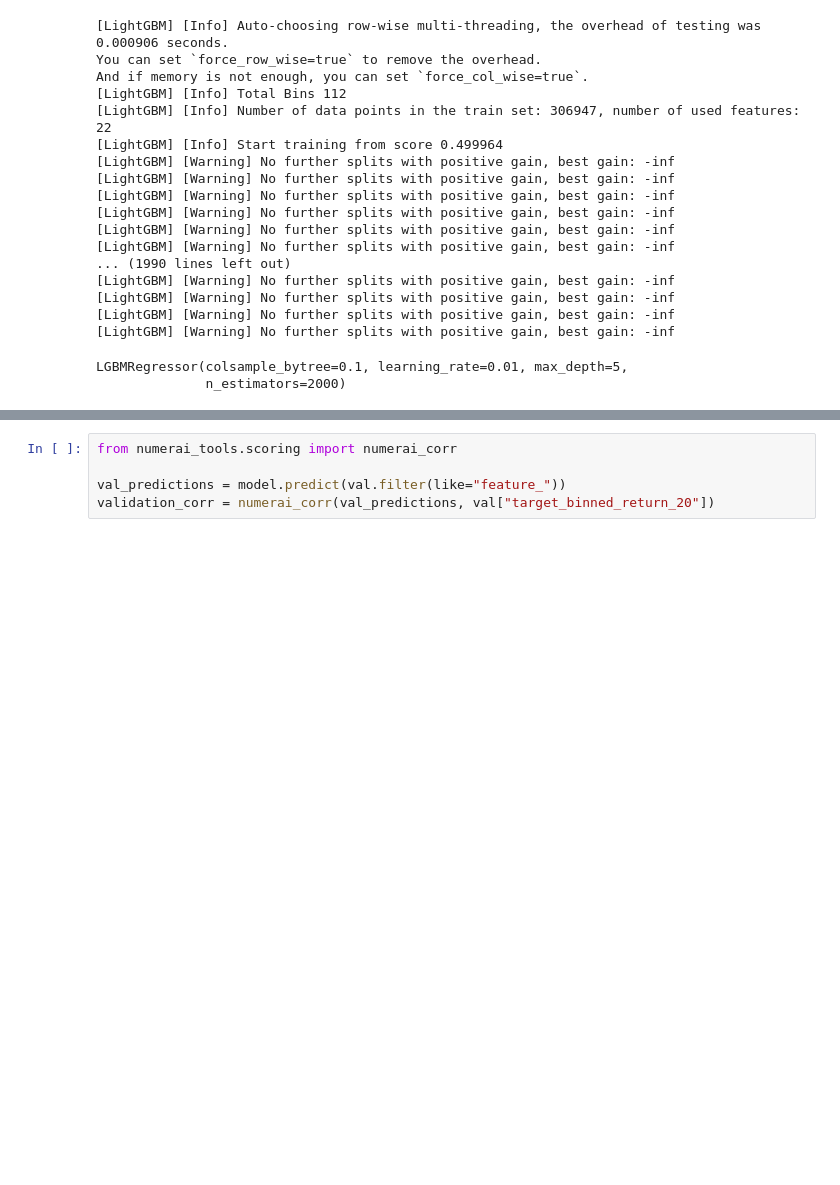
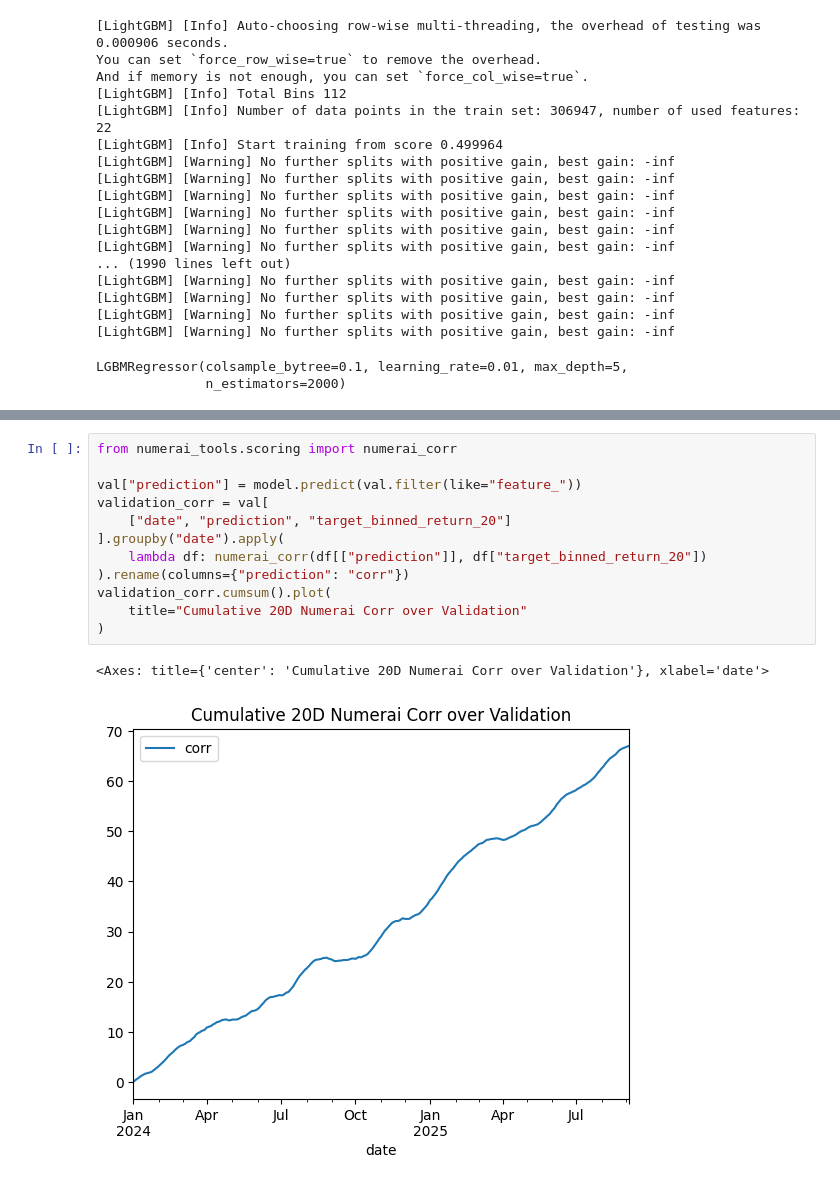
Before and after one commit to numerai/example-scripts, a Jupyter notebook: crypto/example_model.ipynb, the cells around one changed output, grey strips where cells are left out. Drawn from its saved outputs; the diff is of its cells as text; blank space fills up the shorter version.

Commit message:
update crypto example model to work correctly

```diff
--- a/crypto/example_model.ipynb
+++ b/crypto/example_model.ipynb
@@ -93,8 +114,18 @@ LGBMRegressor(colsample_bytree=0.1, learning_rate=0.01, max_depth=5,
 # %%
 from numerai_tools.scoring import numerai_corr
 
-val_predictions = model.predict(val.filter(like="feature_"))
-validation_corr = numerai_corr(val_predictions, val["target_binned_return_20"])
+val["prediction"] = model.predict(val.filter(like="feature_"))
+validation_corr = val[
+    ["date", "prediction", "target_binned_return_20"]
+].groupby("date").apply(
+    lambda df: numerai_corr(df[["prediction"]], df["target_binned_return_20"])
+).rename(columns={"prediction": "corr"})
+validation_corr.cumsum().plot(
+    title="Cumulative 20D Numerai Corr over Validation"
+)
+# %% [output]
+<Axes: title={'center': 'Cumulative 20D Numerai Corr over Validation'}, xlabel='date'>
+[figure, added]
 # %%
 # download and read live data
 napi.download_dataset(f"{DATA_VERSION}/live.parquet")
```
Also changed, not shown: parts of 3 cells of this notebook.
